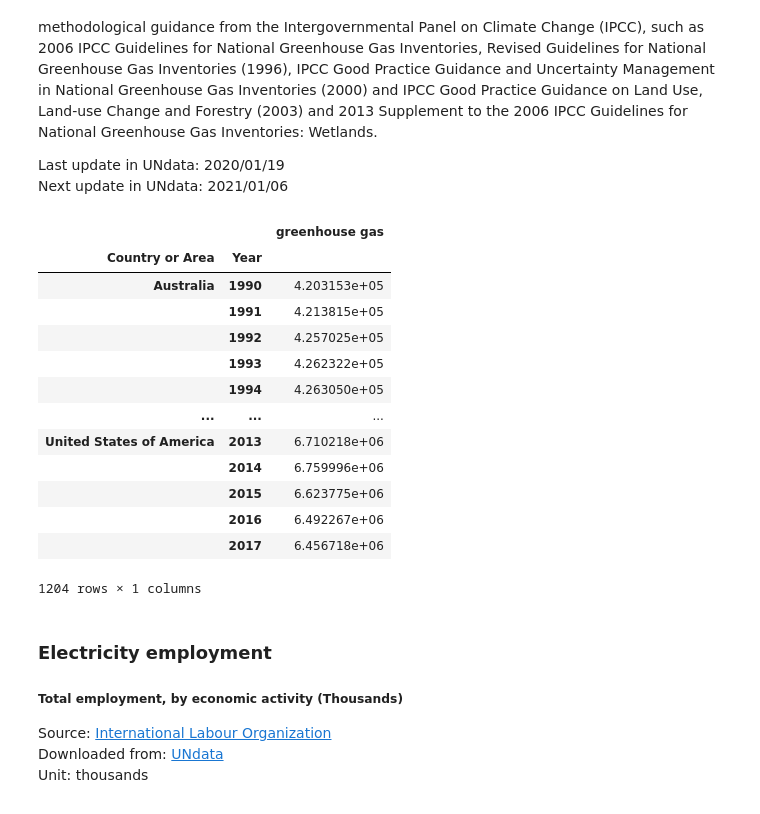
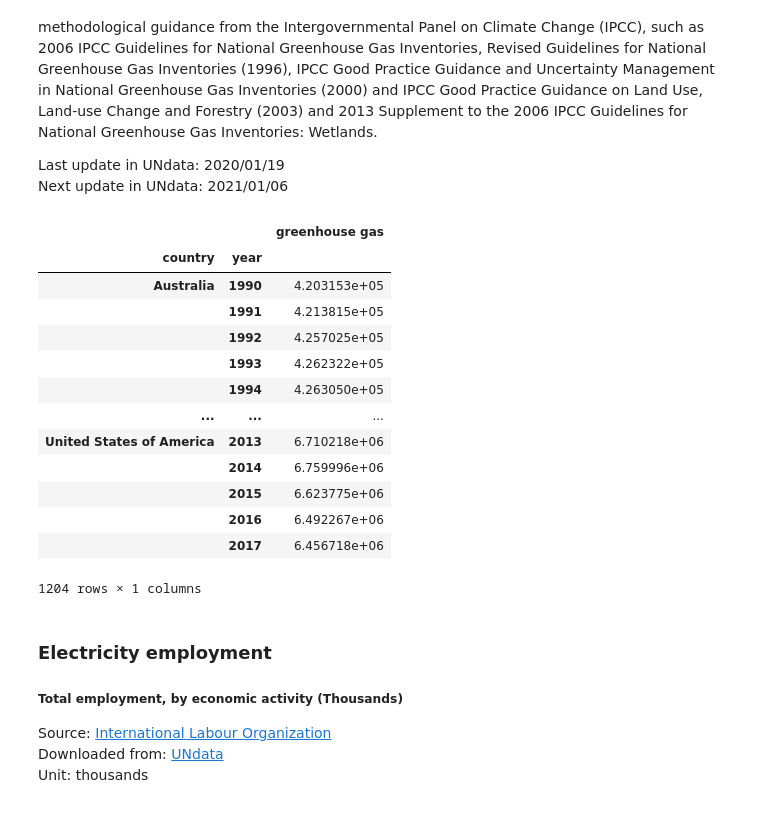
Before and after one commit to LucaDiba/renewable-causal-effects, a Jupyter notebook: Datasets merging.ipynb, the cells around one changed output. Drawn from its saved outputs; the diff is of its cells as text; code cells hidden in the pictures.

```diff
--- a/Datasets merging.ipynb
+++ b/Datasets merging.ipynb
@@ -139,7 +139,8 @@ indicator = 'life expectancy'
 df = pd.read_csv('./datasets/Life expectancy at birth.csv')
 df = df.drop(columns=['Source', 'Unit', 'Value Footnotes'])\
         .set_index(['Country or Area', 'Year'])\
-        .groupby(by=['Country or Area', 'Year']).mean()\
+        .rename_axis(['country', 'year'])\
+        .groupby(by=['country', 'year']).mean()\
         .rename(columns={'Value':indicator})
 # Set nan
 df[indicator] = pd.to_numeric(df[indicator], errors='coerce')
@@ -178,12 +163,0 @@ http://data.un.org/Data.aspx?d=EDATA&f=cmID%3aEL%3btrID%3a12
-# %%
-indicator = 'energy consumption'
-
-df = pd.read_csv('./datasets/Electricity - Final energy consumption.csv')\
-        .drop(columns=['Commodity - Transaction', 'Unit', 'Quantity Footnotes'])\
-        .set_index(['Country or Area', 'Year'])\
-        .groupby(by=['Country or Area', 'Year']).sum()\
-        .rename(columns={'Quantity':indicator})
-# Set nan
-df[indicator] = pd.to_numeric(df[indicator], errors='coerce')
-data[indicator] = df
-df
@@ -220,12 +163,0 @@ http://data.un.org/Data.aspx?d=EDATA&f=cmID%3aEL%3btrID%3aGA
-# %%
-indicator = 'energy demand'
-
-df = pd.read_csv('./datasets/Electricity - Gross demand.csv')\
-        .drop(columns=['Commodity - Transaction', 'Unit', 'Quantity Footnotes'])\
-        .set_index(['Country or Area', 'Year'])\
-        .groupby(by=['Country or Area', 'Year']).sum()\
-        .rename(columns={'Quantity':indicator})
-# Set nan
-df[indicator] = pd.to_numeric(df[indicator], errors='coerce')
-data[indicator] = df
-df
@@ -260,12 +163,0 @@ http://data.un.org/Data.aspx?d=EDATA&f=cmID%3aEL%3btrID%3a01
-# %%
-indicator = 'energy production'
-
-df = pd.read_csv('./datasets/Electricity - Gross production.csv')\
-        .drop(columns=['Commodity - Transaction', 'Unit', 'Quantity Footnotes'])\
-        .set_index(['Country or Area', 'Year'])\
-        .groupby(by=['Country or Area', 'Year']).sum()\
-        .rename(columns={'Quantity':indicator})
-# Set nan
-df[indicator] = pd.to_numeric(df[indicator], errors='coerce')
-data[indicator] = df
-df
@@ -302,17 +179,18 @@ Next update in UNdata: 2021/01/06
 # %%
 indicator = 'greenhouse gas'
 
 df = pd.read_csv('./datasets/Greenhouse Gas.csv')\
         .set_index(['Country or Area', 'Year'])\
-        .groupby(by=['Country or Area', 'Year']).sum()\
+        .rename_axis(['country', 'year'])\
+        .groupby(by=['country', 'year']).sum()\
         .rename(columns={'Value':indicator})
 # Set nan
 df[indicator] = pd.to_numeric(df[indicator], errors='coerce')
 data[indicator] = df
 df
 # %% [output]
 |  |  | greenhouse gas |
-| Country or Area | Year |  |
+| country | year |  |
 | Australia | 1990 | 4.203153e+05 |
 |  | 1991 | 4.213815e+05 |
 |  | 1992 | 4.257025e+05 |
```
Also changed, not shown: parts of 19 cells of this notebook.
